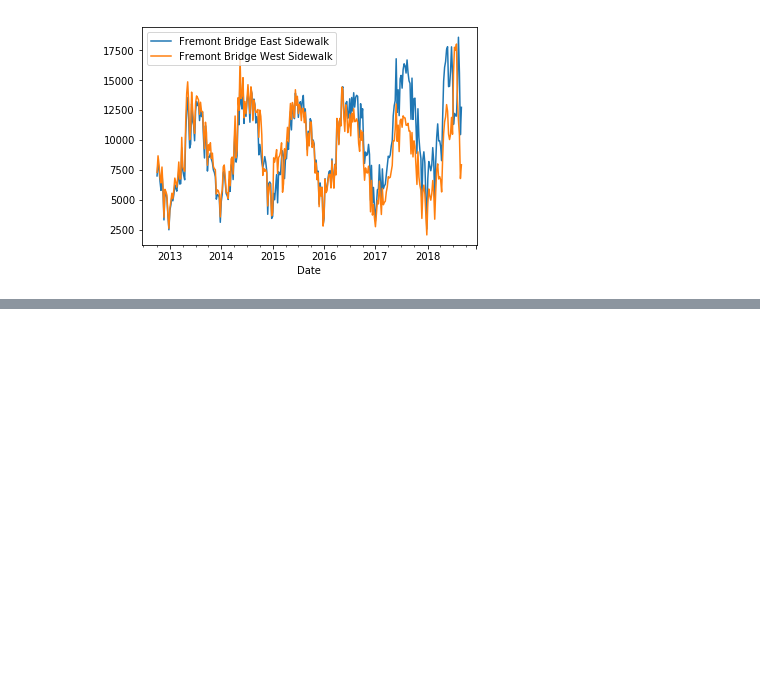
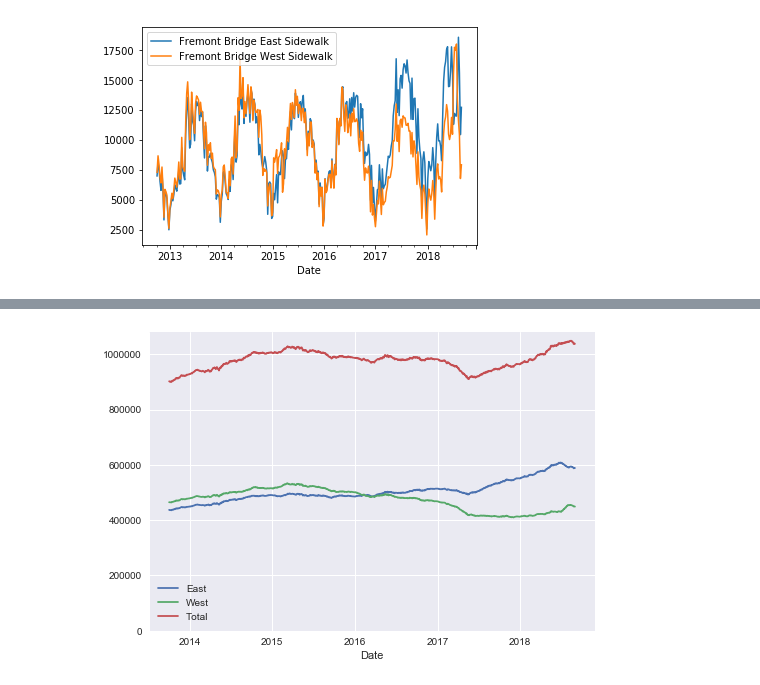
Before and after one commit to BAHorobet/Fremont, a Jupyter notebook: From_exploratory_analysis_science.ipynb, the cells around one changed output, grey strips where cells are left out. Cells and saved outputs as stored; diff of their text form; code cells hidden in the pictures; blank space fills up the shorter version.

```diff
--- a/From_exploratory_analysis_science.ipynb
+++ b/From_exploratory_analysis_science.ipynb
@@ -40,0 +48,7 @@ Fremont.resample('W').sum().plot(); #see the data weekly rather than hourly
+# %%
+Fremont['Total'] = Fremont['West'] + Fremont['East']
+
+ax = Fremont.resample('D').sum().rolling(365).sum().plot();
+ax.set_ylim(0, None);
+# %% [output]
+[figure, added]
```
Also changed, not shown: parts of 5 cells of this notebook.
